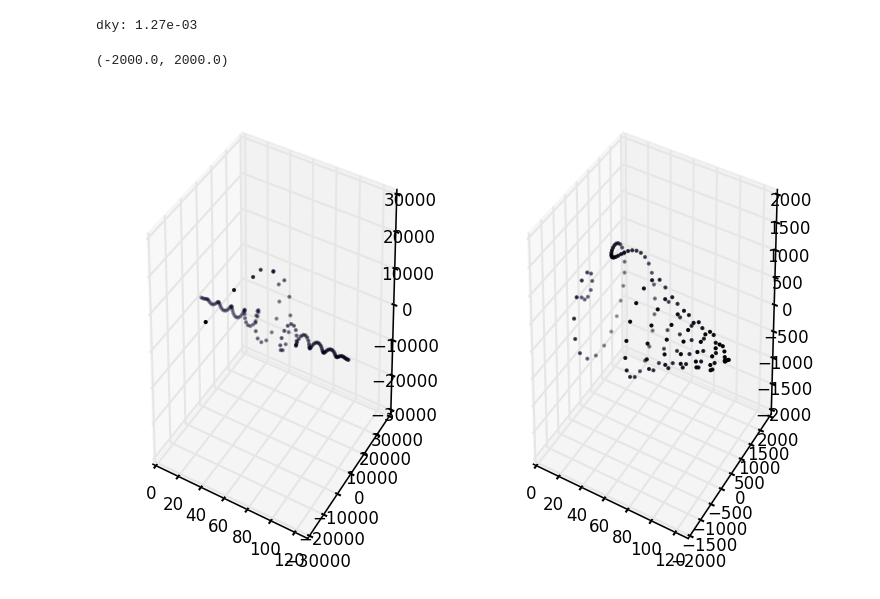
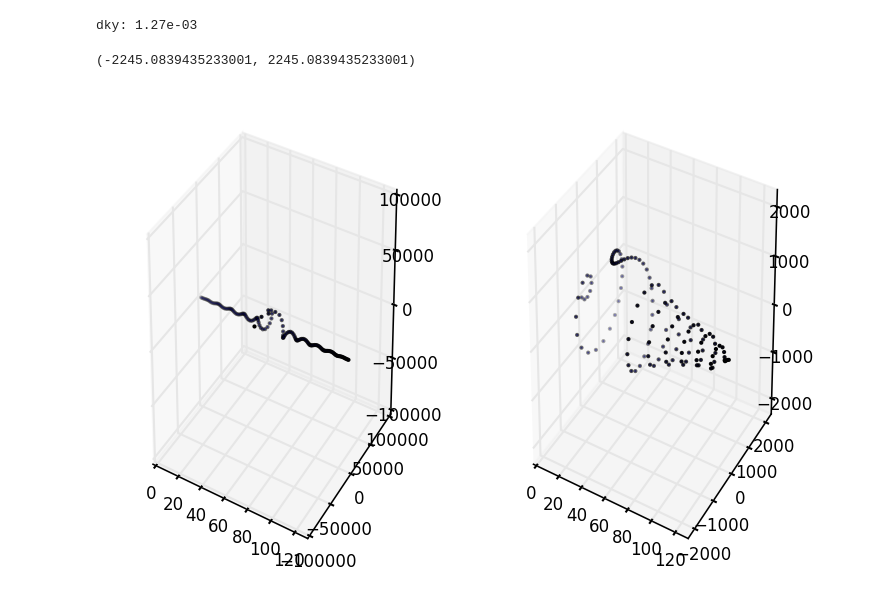
Before and after one commit to uwoseis/zephyr, a Jupyter notebook: New Parallel Tests.ipynb, the cells around one changed output. Cells and saved outputs as stored; diff of their text form; code cells hidden in the pictures.

Commit message:
Improved demo plotting.

```diff
--- a/New Parallel Tests.ipynb
+++ b/New Parallel Tests.ipynb
@@ -170,17 +170,20 @@ print('dky: %1.2e'%subConfigs[1]['ky'])
 dky: 1.27e-03
 # %%
 fig = figure()
-scal = max(abs(data0))
+
+scal0 = max(abs(data0))
 ax1 = subplot(1,2,1, projection='3d')
 ax1.scatter(arange(128), data0.real, data0.imag, s=1)
 ax1.set_xlim([0, 128])
-ax1.set_ylim([-3e4, 3e4])
-ax1.set_zlim([-3e4, 3e4])
+ax1.set_ylim([-2*scal0, 2*scal0])
+ax1.set_zlim([-2*scal0, 2*scal0])
+
+scal1 = max(abs(data1))
 ax2 = subplot(1,2,2, projection='3d')
 ax2.scatter(arange(128), data1.real, data1.imag, s=1)
 ax2.set_xlim([0, 128])
-ax2.set_ylim([-2e3, 2e3])
-ax2.set_zlim([-2e3, 2e3])
+ax2.set_ylim([-2*scal1, 2*scal1])
+ax2.set_zlim([-2*scal1, 2*scal1])
 # %% [output]
-(-2000.0, 2000.0)
+(-2245.0839435233001, 2245.0839435233001)
-[figure, old version]
+[figure, new version]
```
Also changed, not shown: parts of 3 cells of this notebook.
